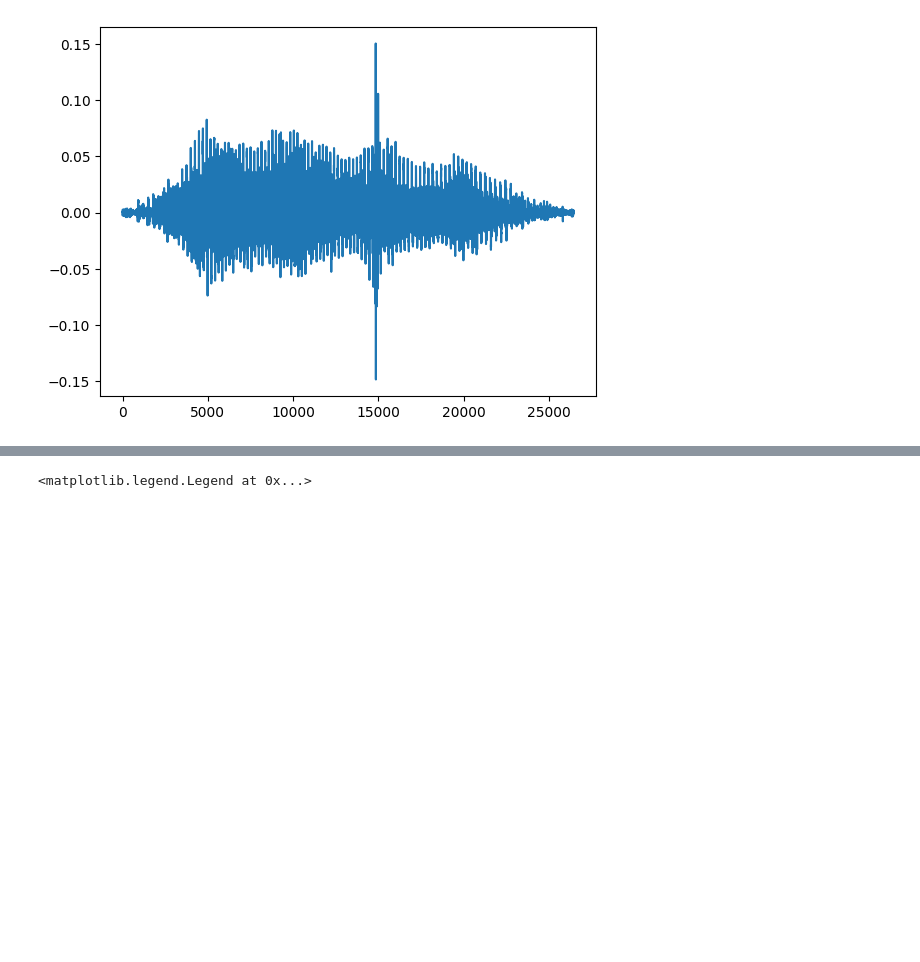
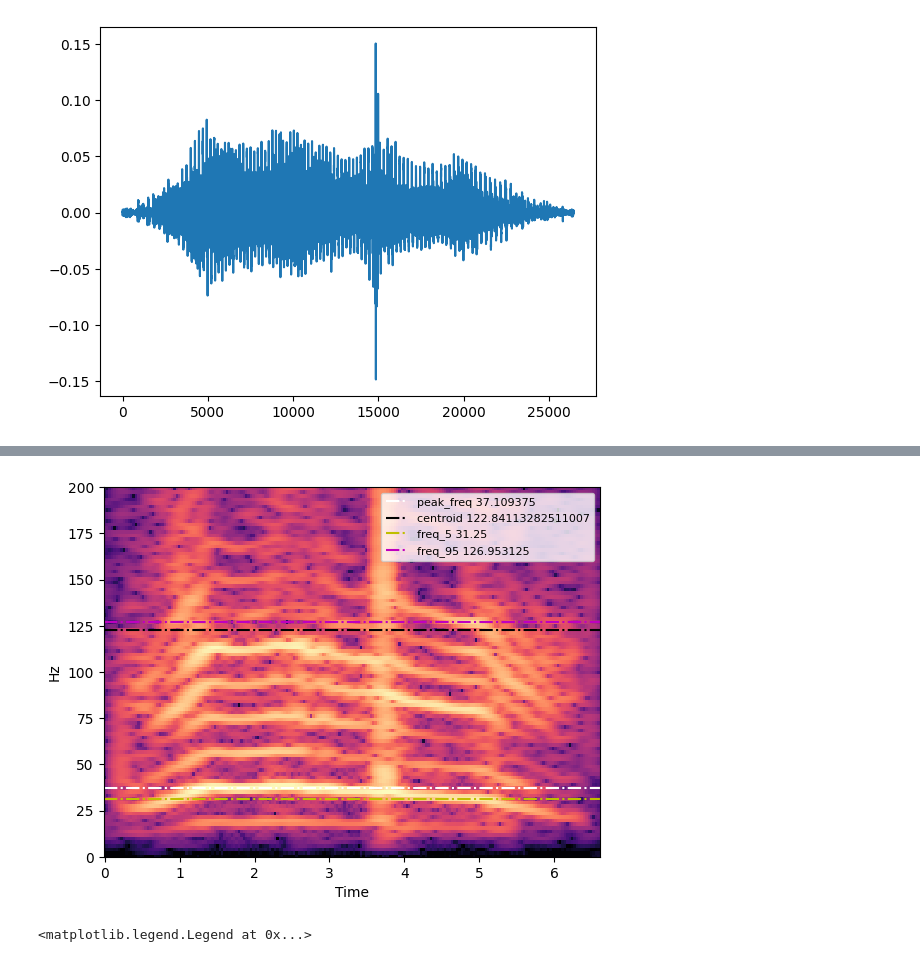
Before and after one commit to vu-a3em/a3em-python-package, a Jupyter notebook: Arden_acousticAnalysis.ipynb, the cells around one changed output, grey strips where cells are left out. Saved outputs shown, nothing was run; the diff lists cells and outputs as text; code cells hidden in the pictures; blank space fills up the shorter version.

Commit message:
visualization function demo

```diff
--- a/Arden_acousticAnalysis.ipynb
+++ b/Arden_acousticAnalysis.ipynb
@@ -197,5 +197,35 @@ Bandwidth: 133.61833587195065
 Freq 5: 31.25
 Freq 95: 126.953125
+# %%
+import matplotlib.colors as mcolors
+
+# function for visualizing the different audio features.
+def visualize_clip(clip_processed, features, n_fft=1024):
+    spec_proc = librosa.amplitude_to_db(np.abs(librosa.stft(clip_processed, n_fft=n_fft, hop_length=128)), ref=np.max)
+    fig, ax = plt.subplots()
+    _ = librosa.display.specshow(spec_proc, sr=sr, hop_length=128, x_axis='time', y_axis='hz', ax=ax)
+    plt.ylim(0,200)
+
+    colors = list(mcolors.BASE_COLORS)
+    for feature, value in features.items():
+        if feature != 'duration' and feature != 'bandwidth':
+            ax.axhline(value, color=colors.pop(), linestyle='-.', label=f'{feature} {value}')
+    ax.legend(fontsize=8)
+
+    return fig
+# %%
+features = {
+    'peak_freq': peak_freq,
+    'centroid': mean_centroid,
+    'bandwidth': mean_bandwidth,
+    'duration': duration,
+    'freq_5': freq_5,
+    'freq_95': freq_95,
+}
+
+fig = visualize_clip(clip_processed, features, 2048)
+# %% [output]
+[figure, added]
 # %%
 # plot spectrogram of processed clip
 # also include
```
Also changed, not shown: parts of 3 cells of this notebook.
